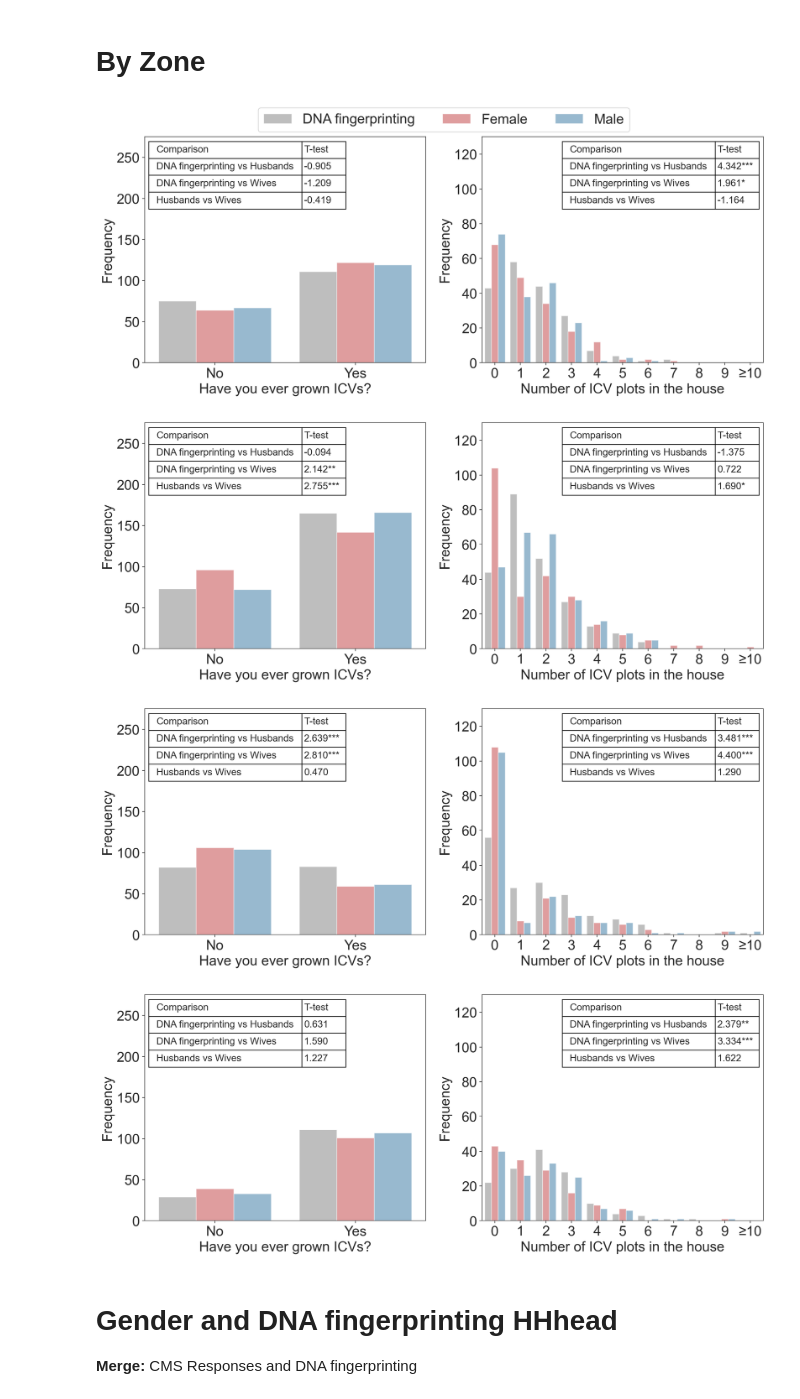
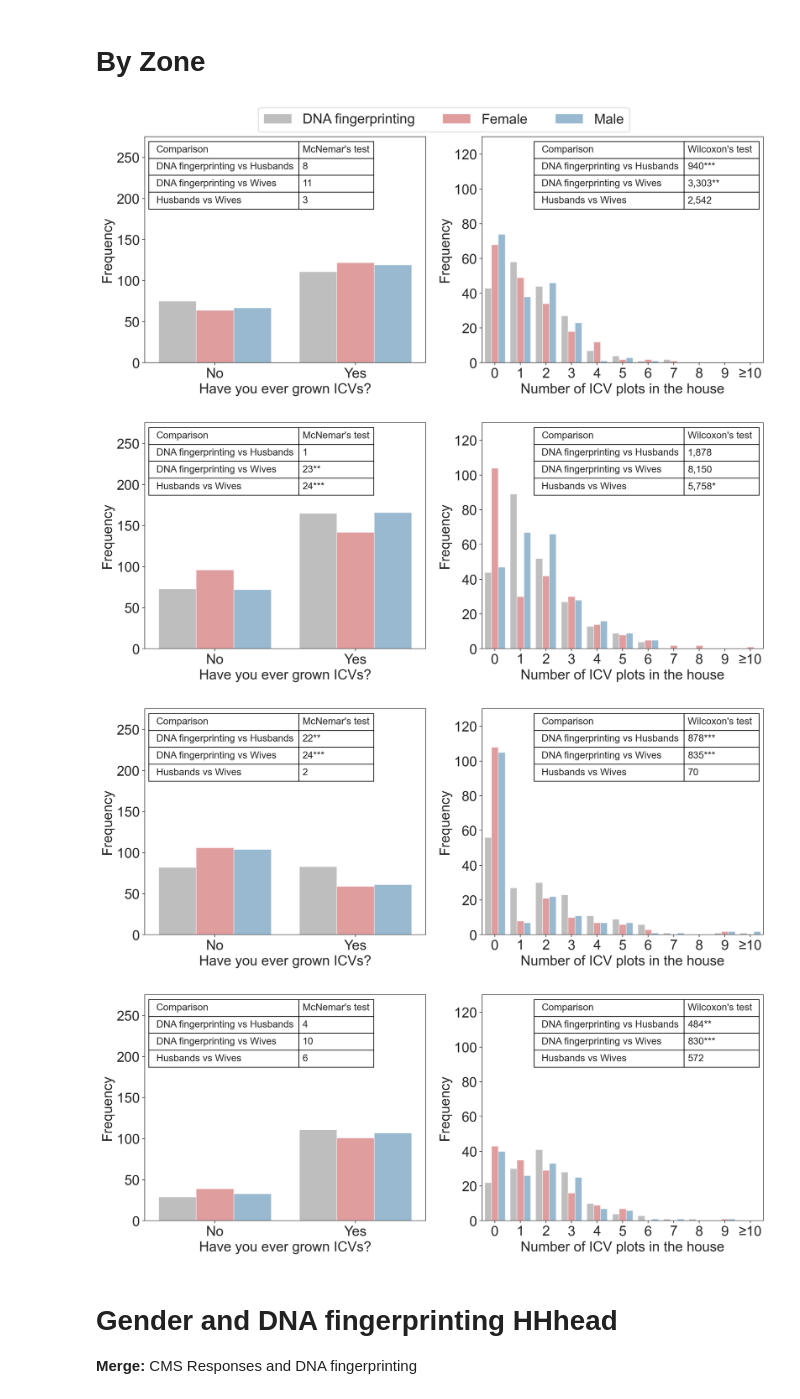
Before and after one commit to japrietov/Technology-Adoption, a Jupyter notebook: Code/Final graphs (Python).ipynb, the cells around one changed output. Cells and saved outputs as stored; diff of their text form; code cells hidden in the pictures.

```diff
--- a/Code/Final graphs (Python).ipynb
+++ b/Code/Final graphs (Python).ipynb
@@ -304,51 +336,65 @@ for zone in summary['ZoneID'].unique():
         df_M_tmp = df_M[df_M['ZoneID'] == zone]
         df_H_dna_tmp = df_H_dna[df_H_dna['ZoneID'] == zone]
 
-        ttest_HM = ttest_rel(df_H_dna_tmp[f'{var}'], df_M_tmp[f'{var}'], nan_policy='omit')
-        ttest_HF = ttest_rel(df_H_dna_tmp[f'{var}'], df_F_tmp[f'{var}'], nan_policy='omit')
-        ttest_MF = ttest_rel(df_M_tmp[f'{var}'], df_F_tmp[f'{var}'], nan_policy='omit')
+        # ttest_HM = ttest_rel(df_H_dna_tmp[f'{var}'], df_M_tmp[f'{var}'], nan_policy='omit')
+        # ttest_HF = ttest_rel(df_H_dna_tmp[f'{var}'], df_F_tmp[f'{var}'], nan_policy='omit')
+        # ttest_MF = ttest_rel(df_M_tmp[f'{var}'], df_F_tmp[f'{var}'], nan_policy='omit')
+
+        if var == "planted":
+            # McNemar test (binary outcome)
+            ttest_HM = mcnemar_paired(df_H_dna_tmp[var], df_M_tmp[var])
+            ttest_HF = mcnemar_paired(df_H_dna_tmp[var], df_F_tmp[var])
+            ttest_MF = mcnemar_paired(df_M_tmp[var], df_F_tmp[var])
+            column_names = ['Comparison', 'McNemar\'s test']
+        else:
+            # Wilcoxon signed-rank test (count outcome)
+            ttest_HM = wilcoxon(df_H_dna_tmp[var], df_M_tmp[var], nan_policy="omit")
+            ttest_HF = wilcoxon(df_H_dna_tmp[var], df_F_tmp[var], nan_policy="omit")
+            ttest_MF = wilcoxon(df_M_tmp[var], df_F_tmp[var], nan_policy="omit")
+            column_names = ['Comparison', 'Wilcoxon\'s test']
+
 
         data = []
         data.append(['DNA fingerprinting vs Husbands', convert_pvalue(ttest_HM[0], ttest_HM[1])])
         data.append(['DNA fingerprinting vs Wives', convert_pvalue(ttest_HF[0], ttest_HF[1])])
         data.append(['Husbands vs Wives', convert_pvalue(ttest_MF[0], ttest_MF[1])])
 
-        df_ttest = pd.DataFrame(data, columns = ['Comparison', 'T-test'])
+        df_ttest = pd.DataFrame(data, columns = column_names)
 
         sns.barplot(summary[(summary['ZoneID'] == zone)& (summary['variable'] == var)], x='level',  y='count',
                     ax = ax1[index],
                     hue="A02_Sex", errorbar=None, palette=["C7", "C3", "C0"], alpha=0.5)
         ax1[index].set_xlabel(var)
 
-        bbox_place = (0.015, 0.68, 0.7, 0.3) if index == 0 else (0.285, 0.68, 0.7, 0.3)
+        bbox_place = (0.015, 0.68, 0.8, 0.3) if index == 0 else (0.185, 0.68, 0.8, 0.3)
         the_table = ax1[index].table(cellText=df_ttest.values, colLabels=df_ttest.columns,
-                  colLoc='right', colWidths=[0.7, 0.2], bbox = bbox_place,  zorder=10)
+                colLoc='right', colWidths=[0.6, 0.3], bbox = bbox_place,  zorder=10)
         the_table.auto_set_font_size(False)
         the_table.set_fontsize(14)
 
         # Remove left padding from all columns
         for i in range(len(df_ttest.values)):
             set_pad_for_column(the_table, i)
 
         ax1[index].set_ylabel('Frequency')
         ax1[index].set_xlabel('Have you ever grown ICVs?' if var == 'planted' else 'Number of ICV plots in the house')
 
     h, l = ax1[0].get_legend_handles_labels()
     ax1[0].legend_.remove()
     ax1[1].legend_.remove()
     ax1[0].set_ylim(0, 275)
     ax1[1].set_ylim(0, 130)
     ax1[0].set_yticks([i for i in range(0, 260, 50)])
     ax1[1].set_yticks([i for i in range(0, 130, 20)])
     if zone == 1:
         fig1.legend(h, l, loc='upper center', ncols=3, bbox_to_anchor=(0.5, 1))
 
     fig1.savefig(f"../Manuscript/Figures/Figure_3_{update_zone(zone)}.pdf", dpi=600, bbox_inches='tight' )
 # %% [output]
-[figure, old version]
+[figure, new version]
-[figure, old version]
+[figure, new version]
-[figure, old version]
+[figure, new version]
-[figure, old version]
+[figure, new version]
 # %% [markdown]
 # Gender and DNA fingerprinting HHhead
 **Merge:** CMS Responses and  DNA fingerprinting
```
Also changed, not shown: parts of 3 cells of this notebook, 13 other files.
